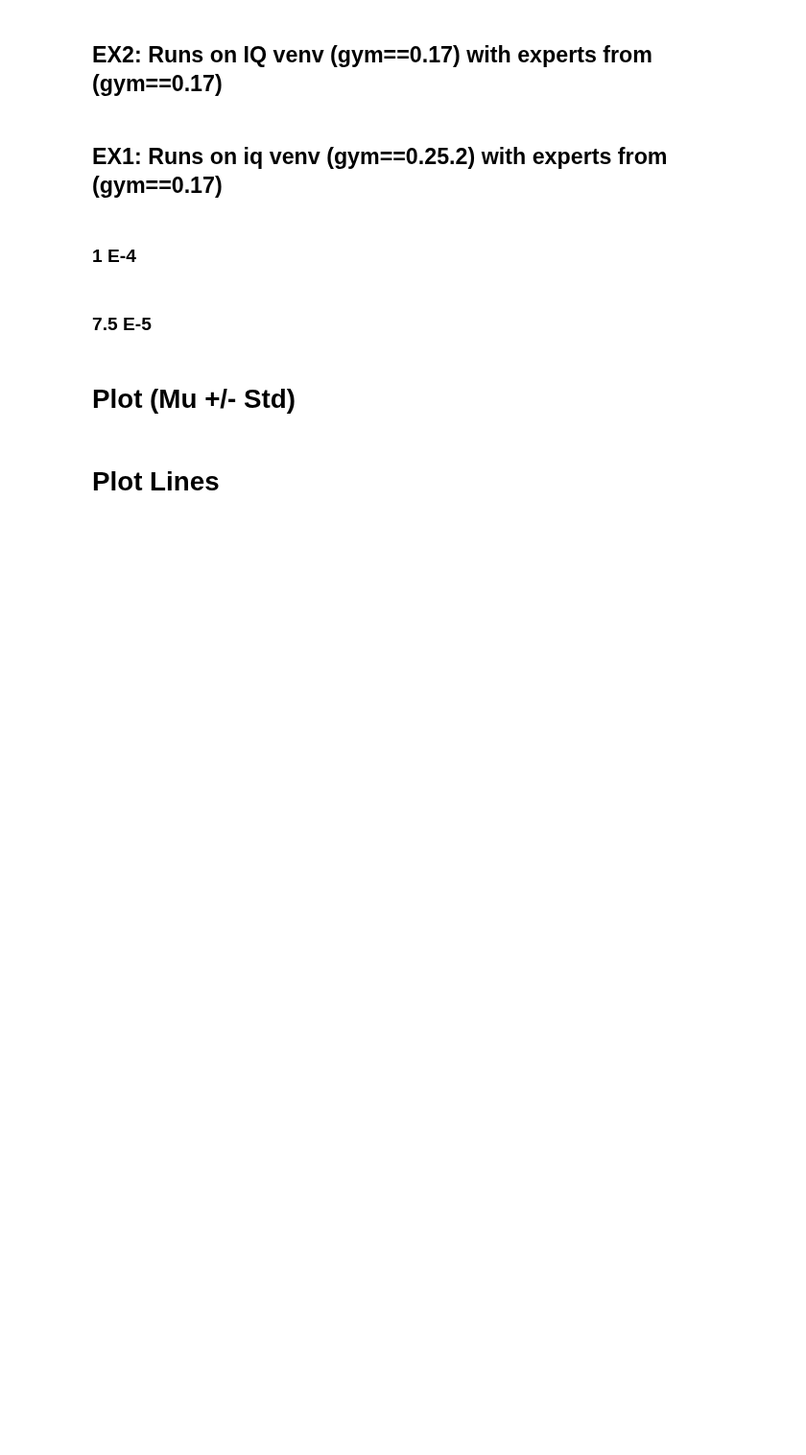
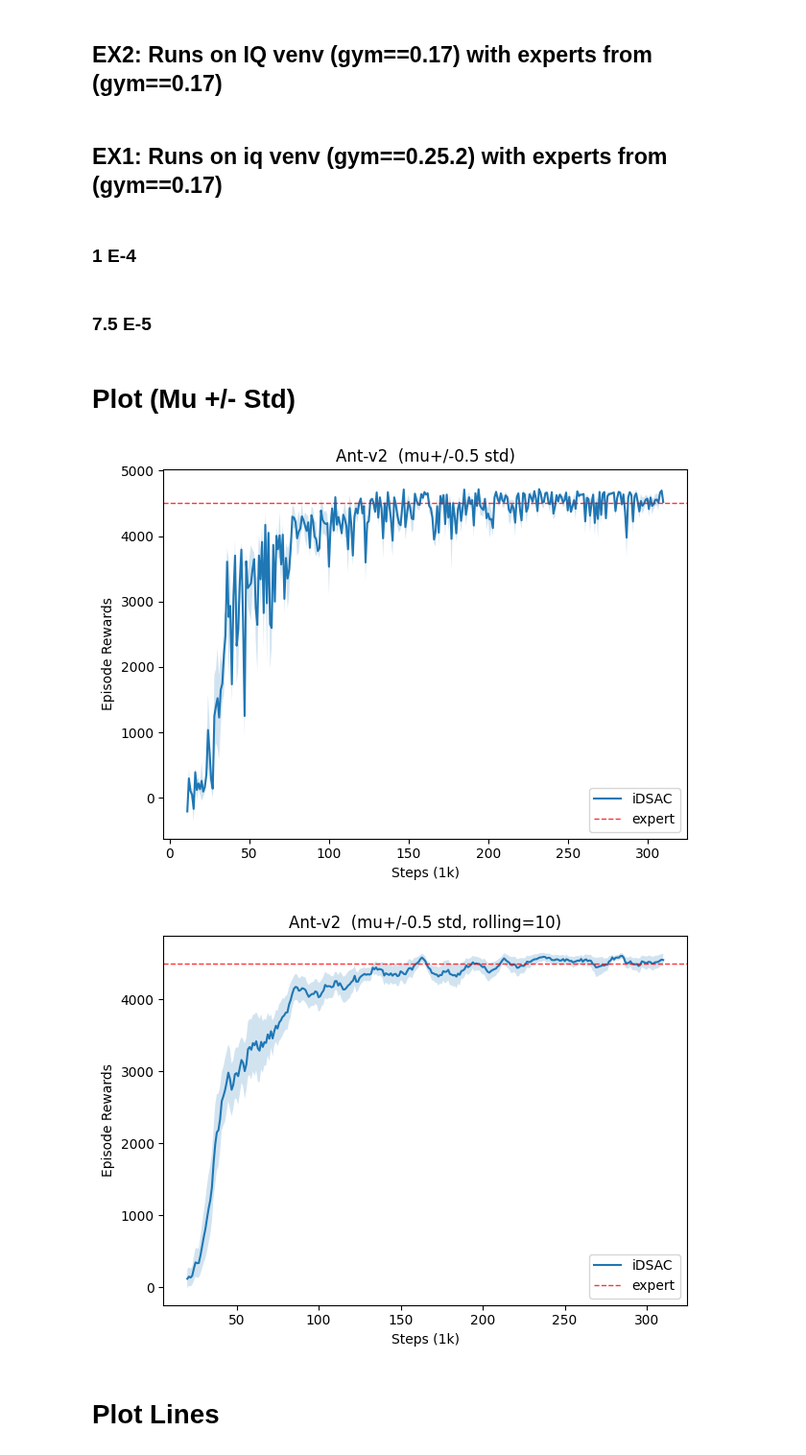
Before and after one commit to adibka/RIZE, a Jupyter notebook: plot.ipynb, the cells around one changed output. Shown at 96% size. Saved outputs shown, nothing was run; the diff lists cells and outputs as text; code cells hidden in the pictures; blank space fills up the shorter version.

```diff
--- a/plot.ipynb
+++ b/plot.ipynb
@@ -7,7 +7,7 @@ import scipy.stats as st
 # %% [markdown]
 # one run
 # %%
-path = 'data/idsac-ant-normal-iqn-neutral/idsac_ant_normal-iqn-neutral_2024_06_10_20_36_09_0000--s-0/progress.csv'
+path = 'data/idsac-ant-normal-iqn-neutral/idsac_ant_normal-iqn-neutral_2024_06_15_10_52_07_0000--s-2/progress.csv'
 # %%
 file = pandas.read_csv(path)
 # %%
@@ -416,8 +424,11 @@ def plot_curves(paths,
     plt.show()
 # %%
 paths = (path_s0, path_s1, path_s2)
-plot_curves(paths, 'Walker', 400, std_coef=0.5, rolling=False, window=10)
-plot_curves(paths, 'Walker', 400, std_coef=0.5, rolling=True, window=10)
+plot_curves(paths, 'Ant', 300, std_coef=0.5, rolling=False)
+plot_curves(paths, 'Ant', 300, std_coef=0.5, rolling=True, window=10)
+# %% [output]
+[figure, added]
+[figure, added]
 # %% [markdown]
 # Plot Lines
 # %%
```
Also changed, not shown: parts of 17 cells of this notebook, 3 other files.
